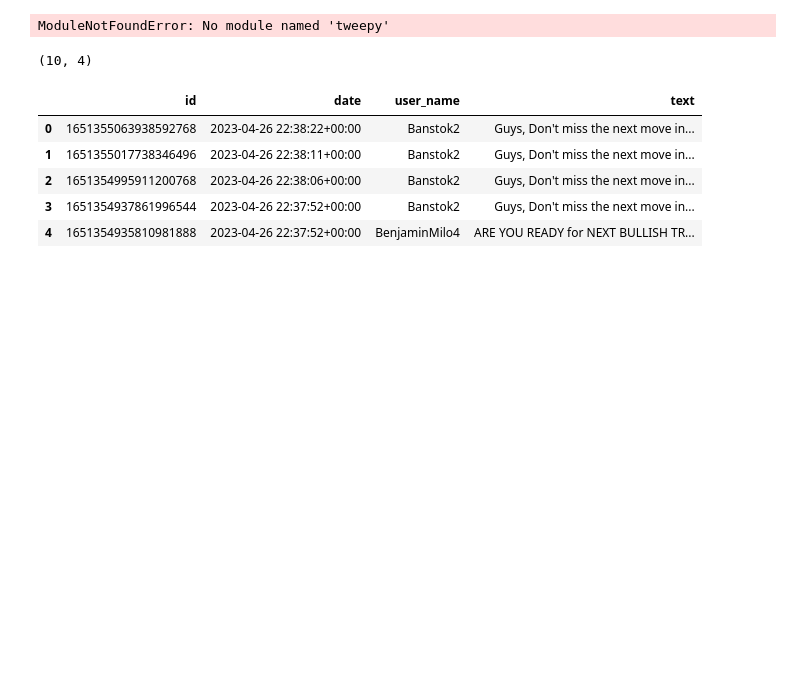
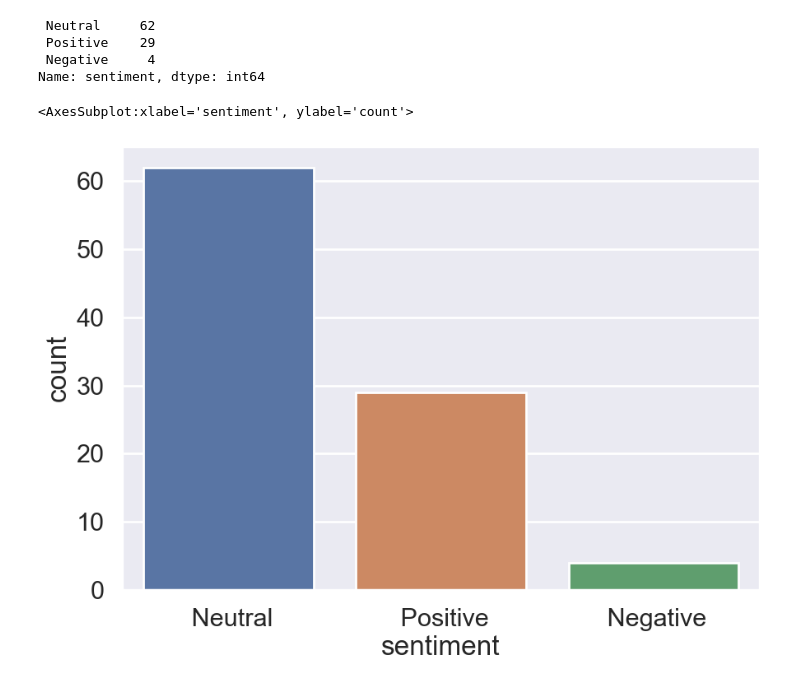
Before and after one commit to ALPECS/SentimentAnalysis, a Jupyter notebook: DataAnalysis.ipynb, the cells around one changed output. Cells and saved outputs as stored; diff of their text form; code cells hidden in the pictures; blank space fills up the shorter version.

Commit message:
Final Sentiment Tracker Finished

```diff
--- a/DataAnalysis.ipynb
+++ b/DataAnalysis.ipynb
@@ -1,42 +0,0 @@
-# %%
-import openai
-import os
-import pandas as pd
-import tweepy
-
-consumer_key = "BkEPb0jyEMmw878gj74vOrkFY"
-consumer_secret = "24dZiQhAZdTX4QFuZc9EZpfYJdnw83tzTARVq9KH0mITjQrcyE"
-bearer_token = "AAAAAAAAAAAAAAAAAAAAAL4NnAEAAAAAp%2BpBIxt%2FjZja7nn5wEZtInIgCAs%3DFzdsKA1nkcN6OrdDlCGiuKHcpRDowA8lcNAmZT0FVwl5YefguE"
-
-auth = tweepy.AppAuthHandler(consumer_key, consumer_secret)
-twitterAPI = tweepy.API(auth)
-# %% [output]
-ModuleNotFoundError: No module named 'tweepy'
-# %%
-tweet_dataset = []
-tweets = twitterAPI.search_tweets(q='RDNT -filter:retweets -filter:replies',
-                                  lang = "en",
-                                  result_type="recent",
-                                  count = 10
-                                 )
-
-for tweet in tweets:
-    tweet_content = {'id': tweet.id,
-                     'date': tweet.created_at,
-                     'user_name': tweet.user.screen_name,
-                     'text': tweet.text,
-                     }
-
-    tweet_dataset.append(tweet_content)
-
-tweet_dataframe = pd.DataFrame(tweet_dataset)
-print(tweet_dataframe.shape)
-tweet_dataframe.head()
-# %% [output]
-(10, 4)
-|  | id | date | user_name | text |
-| 0 | 1651355063938592768 | 2023-04-26 22:38:22+00:00 | Banstok2 | Guys, Don't miss the next move in... |
-| 1 | 1651355017738346496 | 2023-04-26 22:38:11+00:00 | Banstok2 | Guys, Don't miss the next move in... |
-| 2 | 1651354995911200768 | 2023-04-26 22:38:06+00:00 | Banstok2 | Guys, Don't miss the next move in... |
-| 3 | 1651354937861996544 | 2023-04-26 22:37:52+00:00 | Banstok2 | Guys, Don't miss the next move in... |
-| 4 | 1651354935810981888 | 2023-04-26 22:37:52+00:00 | BenjaminMilo4 | ARE YOU READY for NEXT BULLISH TR... |
@@ -42,0 +62,23 @@ tweet_dataframe.head()
+# %%
+# Supply the key word and get your pandas dataframe
+keyWord = "Bitcoin"
+tweet_df = getData(keyWord)
+
+tqdm.pandas()
+
+tweet_df['sentiment'] = tweet_df['text'].progress_apply(lambda x: get_sentiment(x, keyWord))
+tweet_df.head()
+
+sns.set_style("darkgrid")
+sns.set(rc={'figure.figsize': (10, 7)})
+sns.set_context("poster")
+
+print(tweet_df['sentiment'].value_counts())
+sns.countplot(x='sentiment', data=tweet_df)
+# %% [output]
+ Neutral     62
+ Positive    29
+ Negative     4
+Name: sentiment, dtype: int64
+<AxesSubplot:xlabel='sentiment', ylabel='count'>
+[figure, added]
```
Also changed, not shown: parts of 1 cell of this notebook, 2 other files.
